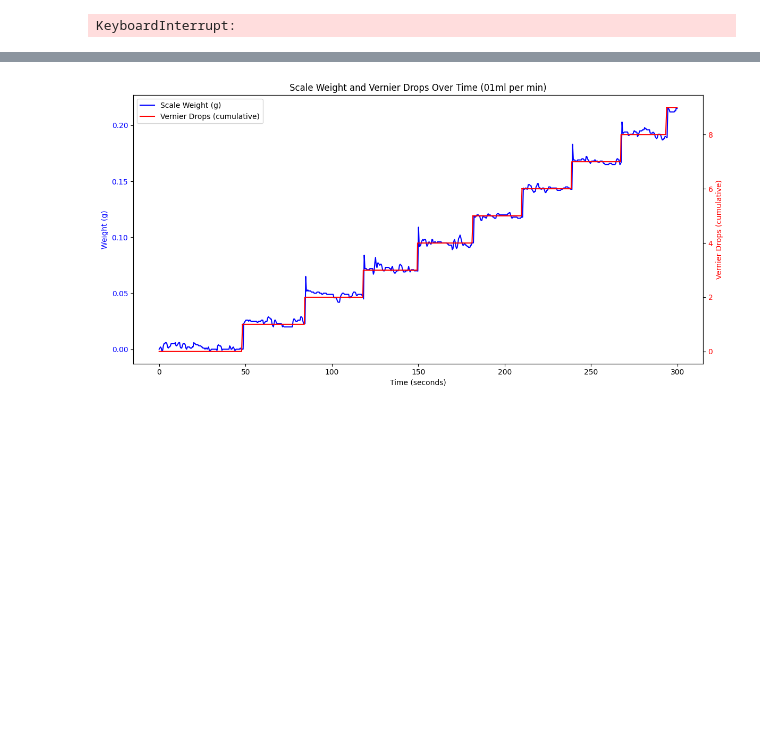
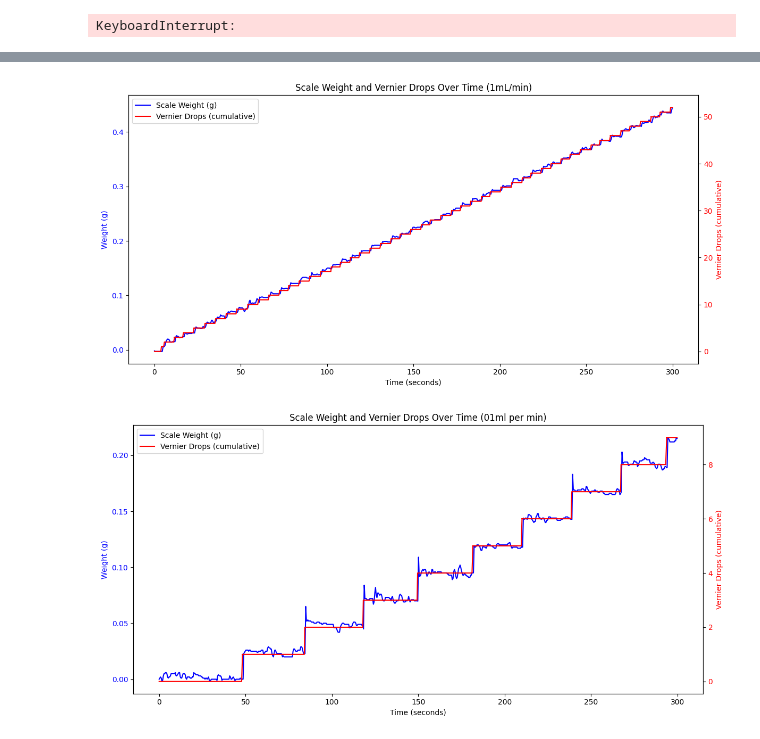
Before and after one commit to Toniaac/fraction-collector, a Jupyter notebook: vernier_drop_counter.ipynb, the cells around one changed output, grey strips where cells are left out. Saved outputs shown, nothing was run; the diff lists cells and outputs as text; code cells hidden in the pictures; blank space fills up the shorter version.

```diff
--- a/vernier_drop_counter.ipynb
+++ b/vernier_drop_counter.ipynb
@@ -242,3 +286,42 @@ plt.show()
+# %%
+import matplotlib.pyplot as plt
+import pandas as pd
+
+# Convert data_log into DataFrame
+df = pd.DataFrame(data_log, columns=["timestamp", "weight", "scale_drop", "vernier_drop"])
+df['timestamp'] = pd.to_datetime(df['timestamp'], unit='s')
+
+# Normalize time to seconds since start
+start_time = df['timestamp'].iloc[0]
+df['time_sec'] = (df['timestamp'] - start_time).dt.total_seconds()
+
+# Plot Vernier drops and Scale weight over time
+fig, ax1 = plt.subplots(figsize=(12,6))
+
+# Plot scale weight on primary y-axis
+ax1.plot(df['time_sec'], df['weight'], 'b-', label='Scale Weight (g)')
+ax1.set_xlabel('Time (seconds)')
+ax1.set_ylabel('Weight (g)', color='b')
+ax1.tick_params(axis='y', labelcolor='b')
+
+# Create secondary y-axis for Vernier drop count
+ax2 = ax1.twinx()
+
+# Plot cumulative Vernier drops
+ax2.plot(df['time_sec'], df['vernier_drop'].fillna(method='ffill').fillna(0), 'r-', label='Vernier Drops (cumulative)')
+ax2.set_ylabel('Vernier Drops (cumulative)', color='r')
+ax2.tick_params(axis='y', labelcolor='r')
+
+# Optional: Add legends
+lines_1, labels_1 = ax1.get_legend_handles_labels()
+lines_2, labels_2 = ax2.get_legend_handles_labels()
+ax1.legend(lines_1 + lines_2, labels_1 + labels_2, loc='upper left')
+
+plt.title('Scale Weight and Vernier Drops Over Time (1mL/min)')
+plt.tight_layout()
+plt.show()
+# %% [output]
+[figure, added]
 # %%
 import pandas as pd
 import matplotlib.pyplot as plt
```
Also changed, not shown: parts of 7 cells of this notebook, 6 other files.
